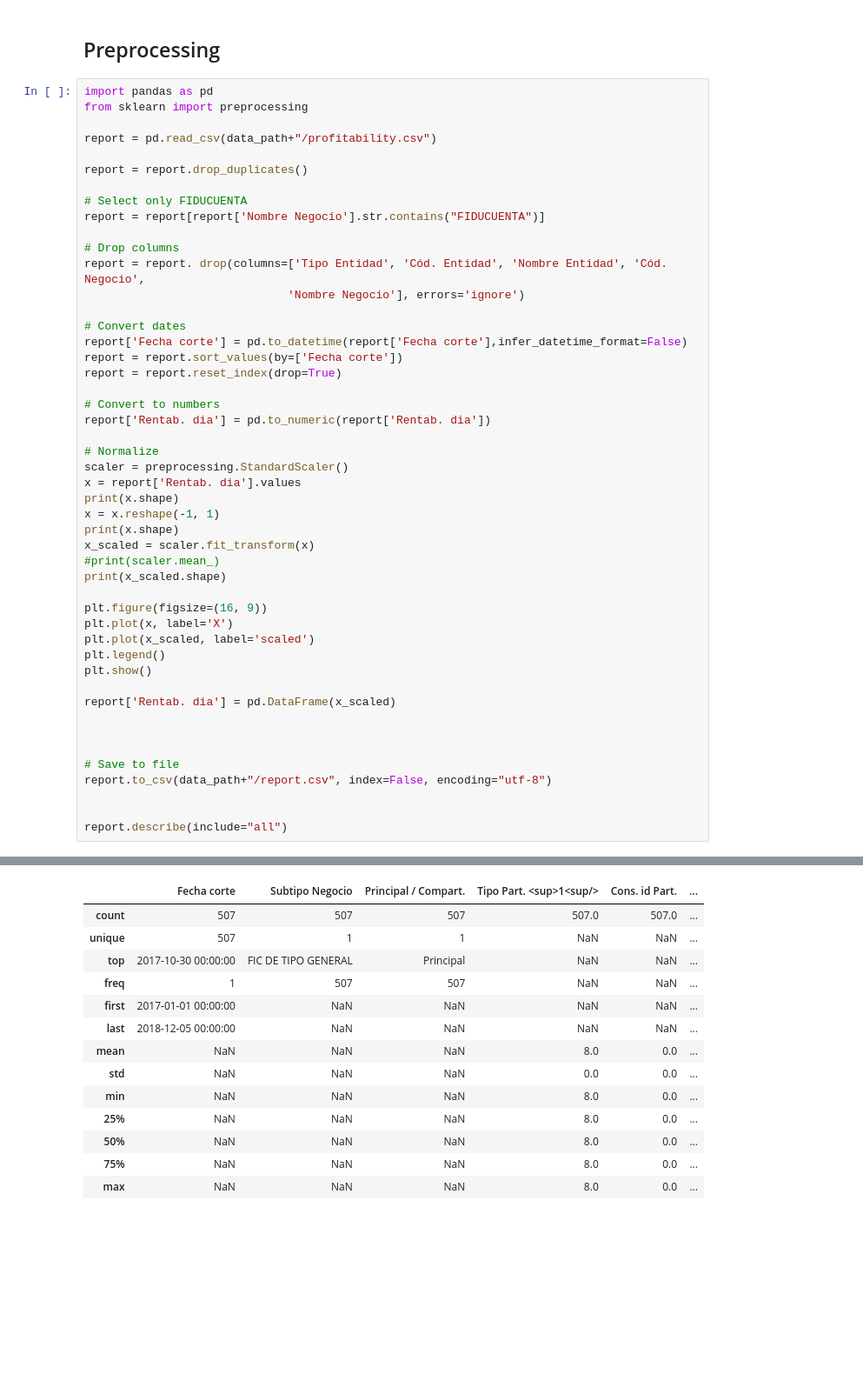
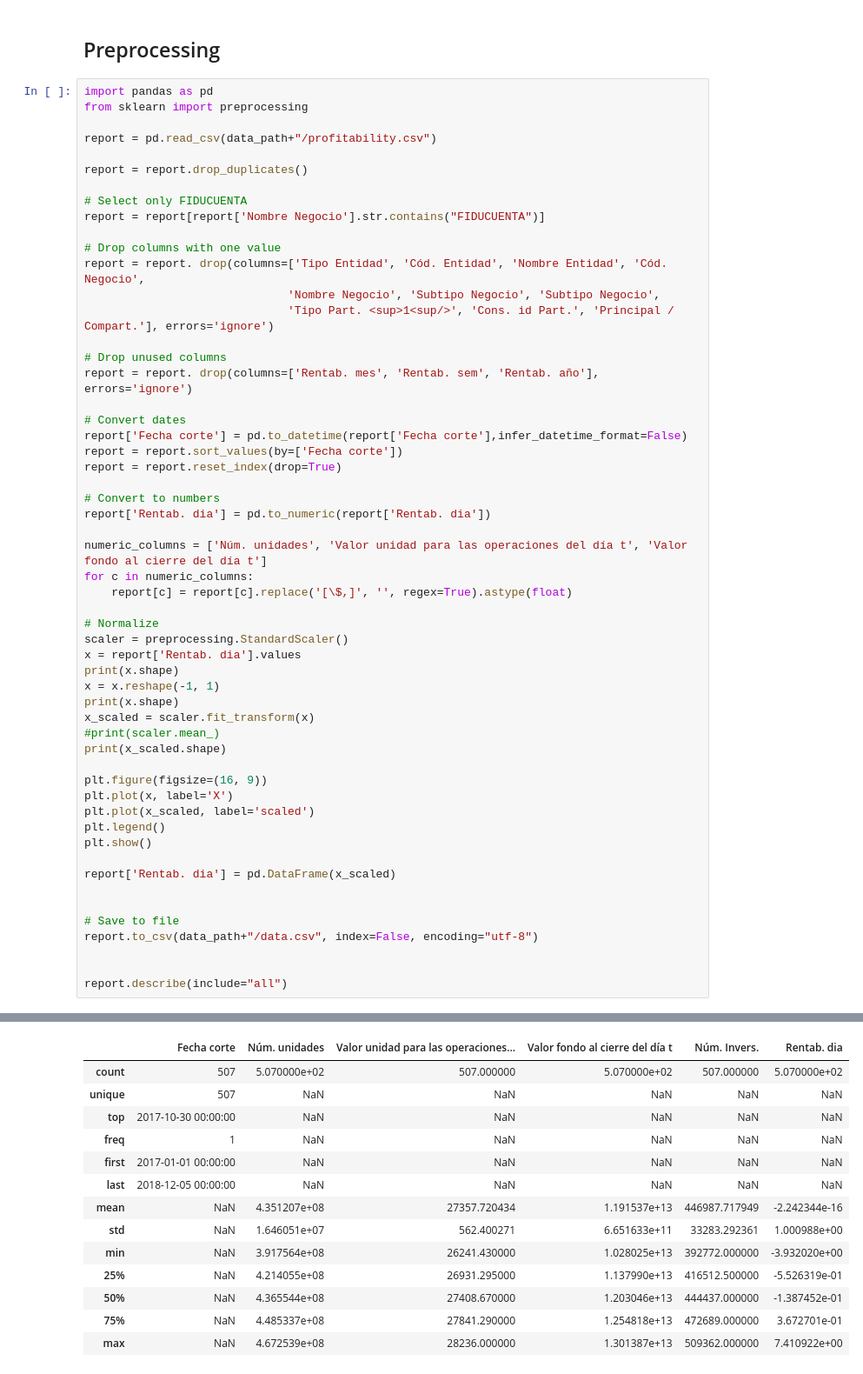
Before and after one commit to ingJSNA/machineLearning2018, a Jupyter notebook: Final Project/2 Preprocessing.ipynb, the cells around one changed output, grey strips where cells are left out. Shown at 87% size. Drawn from its saved outputs; the diff is of its cells as text; blank space fills up the shorter version.

```diff
--- a/Final Project/2 Preprocessing.ipynb
+++ b/Final Project/2 Preprocessing.ipynb
@@ -25,9 +25,13 @@ report = report.drop_duplicates()
 # Select only FIDUCUENTA
 report = report[report['Nombre Negocio'].str.contains("FIDUCUENTA")]
 
-# Drop columns
+# Drop columns with one value
 report = report. drop(columns=['Tipo Entidad', 'Cód. Entidad', 'Nombre Entidad', 'Cód. Negocio',
-                              'Nombre Negocio'], errors='ignore')
+                              'Nombre Negocio', 'Subtipo Negocio', 'Subtipo Negocio',
+                              'Tipo Part. <sup>1<sup/>', 'Cons. id Part.', 'Principal / Compart.'], errors='ignore')
+
+# Drop unused columns
+report = report. drop(columns=['Rentab. mes', 'Rentab. sem', 'Rentab. año'], errors='ignore')
 
 # Convert dates
 report['Fecha corte'] = pd.to_datetime(report['Fecha corte'],infer_datetime_format=False)
@@ -36,48 +40,51 @@ report = report.reset_index(drop=True)
 
 # Convert to numbers
 report['Rentab. dia'] = pd.to_numeric(report['Rentab. dia'])
+
+numeric_columns = ['Núm. unidades', 'Valor unidad para las operaciones del día t', 'Valor fondo al cierre del día t']
+for c in numeric_columns:
+    report[c] = report[c].replace('[\$,]', '', regex=True).astype(float)
 
 # Normalize
 scaler = preprocessing.StandardScaler()
 x = report['Rentab. dia'].values
 print(x.shape)
 x = x.reshape(-1, 1)
 print(x.shape)
 x_scaled = scaler.fit_transform(x)
 #print(scaler.mean_)
 print(x_scaled.shape)
 
 plt.figure(figsize=(16, 9))
 plt.plot(x, label='X')
 plt.plot(x_scaled, label='scaled')
 plt.legend()
 plt.show()
 
 report['Rentab. dia'] = pd.DataFrame(x_scaled)
 
 
-
 # Save to file
-report.to_csv(data_path+"/report.csv", index=False, encoding="utf-8")
+report.to_csv(data_path+"/data.csv", index=False, encoding="utf-8")
 
 
 report.describe(include="all")
 # %% [output]
 (507,)
 (507, 1)
 (507, 1)
 [figure]
-|  | Fecha corte | Subtipo Negocio | Principal / Compart. | Tipo Part. <sup>1<sup/> | Cons. id Part. | ... |
-| count | 507 | 507 | 507 | 507.0 | 507.0 | ... |
-| unique | 507 | 1 | 1 | NaN | NaN | ... |
-| top | 2017-10-30 00:00:00 | FIC DE TIPO GENERAL | Principal | NaN | NaN | ... |
-| freq | 1 | 507 | 507 | NaN | NaN | ... |
-| first | 2017-01-01 00:00:00 | NaN | NaN | NaN | NaN | ... |
-| last | 2018-12-05 00:00:00 | NaN | NaN | NaN | NaN | ... |
-| mean | NaN | NaN | NaN | 8.0 | 0.0 | ... |
-| std | NaN | NaN | NaN | 0.0 | 0.0 | ... |
-| min | NaN | NaN | NaN | 8.0 | 0.0 | ... |
-| 25% | NaN | NaN | NaN | 8.0 | 0.0 | ... |
-| 50% | NaN | NaN | NaN | 8.0 | 0.0 | ... |
-| 75% | NaN | NaN | NaN | 8.0 | 0.0 | ... |
-| max | NaN | NaN | NaN | 8.0 | 0.0 | ... |
+|  | Fecha corte | Núm. unidades | Valor unidad para las operaciones... | Valor fondo al cierre del día t | Núm. Invers. | Rentab. dia |
+| count | 507 | 5.070000e+02 | 507.000000 | 5.070000e+02 | 507.000000 | 5.070000e+02 |
+| unique | 507 | NaN | NaN | NaN | NaN | NaN |
+| top | 2017-10-30 00:00:00 | NaN | NaN | NaN | NaN | NaN |
+| freq | 1 | NaN | NaN | NaN | NaN | NaN |
+| first | 2017-01-01 00:00:00 | NaN | NaN | NaN | NaN | NaN |
+| last | 2018-12-05 00:00:00 | NaN | NaN | NaN | NaN | NaN |
+| mean | NaN | 4.351207e+08 | 27357.720434 | 1.191537e+13 | 446987.717949 | -2.242344e-16 |
+| std | NaN | 1.646051e+07 | 562.400271 | 6.651633e+11 | 33283.292361 | 1.000988e+00 |
+| min | NaN | 3.917564e+08 | 26241.430000 | 1.028025e+13 | 392772.000000 | -3.932020e+00 |
+| 25% | NaN | 4.214055e+08 | 26931.295000 | 1.137990e+13 | 416512.500000 | -5.526319e-01 |
+| 50% | NaN | 4.365544e+08 | 27408.670000 | 1.203046e+13 | 444437.000000 | -1.387452e-01 |
+| 75% | NaN | 4.485337e+08 | 27841.290000 | 1.254818e+13 | 472689.000000 | 3.672701e-01 |
+| max | NaN | 4.672539e+08 | 28236.000000 | 1.301387e+13 | 509362.000000 | 7.410922e+00 |
```
Also changed, not shown: parts of 1 cell of this notebook, 1 other file.
